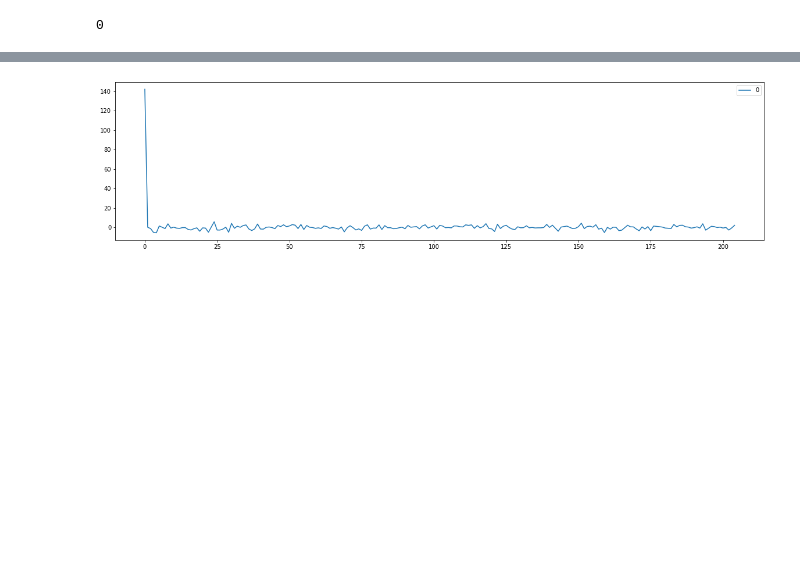
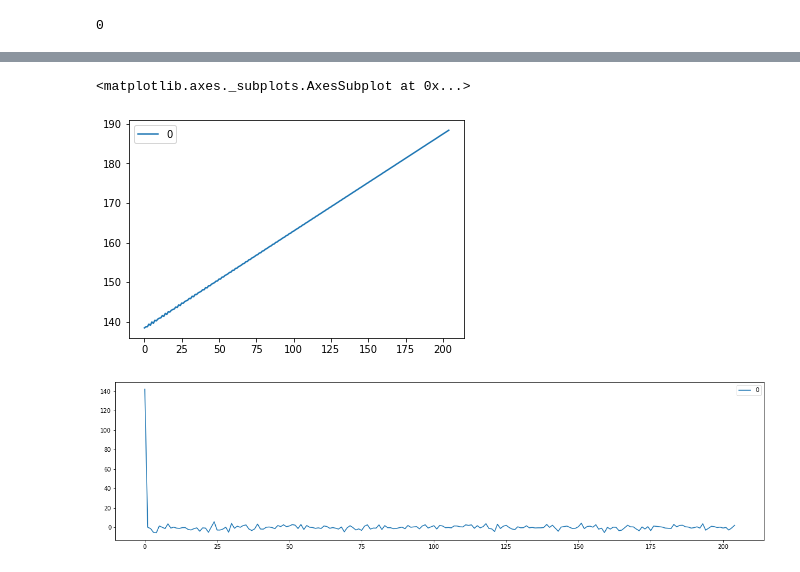
Before and after one commit to AMAYadav/PROJECTS-, a Jupyter notebook: APPLE_TIME_SEIRES_ANALYSIS.ipynb, the cells around one changed output, grey strips where cells are left out. Cells and saved outputs as stored; diff of their text form; code cells hidden in the pictures; blank space fills up the shorter version.

```diff
--- a/APPLE_TIME_SEIRES_ANALYSIS.ipynb
+++ b/APPLE_TIME_SEIRES_ANALYSIS.ipynb
@@ -502,12 +544,15 @@ train.plot(figsize=(20,5))
 # %%
-
+pd.DataFrame(forecasted_apple1).plot()
 
 
 
 # x = np.arange(apple.shape[0])
 
 # plt.plot(x[250:,], forecasts, c='green')
 # plt.show()
+# %% [output]
+<matplotlib.axes._subplots.AxesSubplot at 0x...>
+[figure, added]
 # %%
 residuals=auto.resid()
 residuals_plot= pd.DataFrame(residuals).plot(figsize=(20,5))
```
Also changed, not shown: parts of 11 cells of this notebook.
